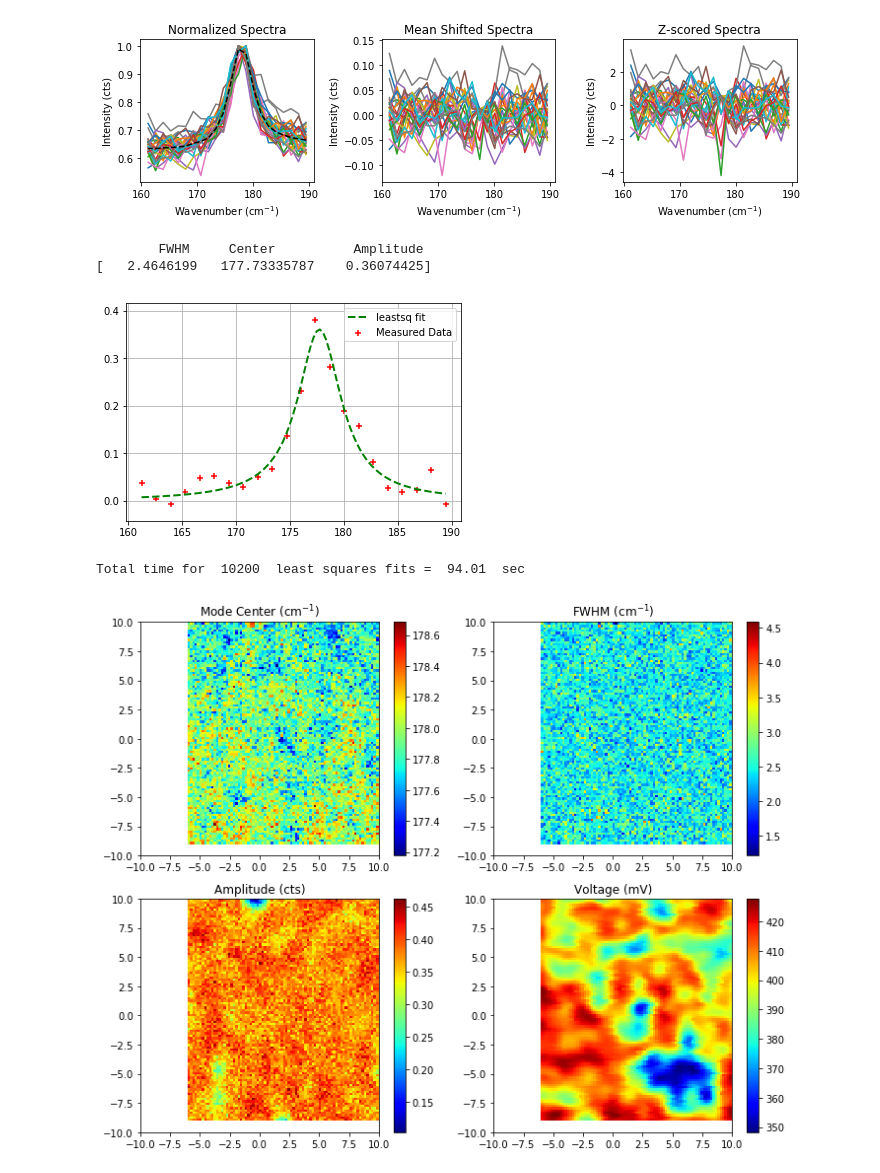
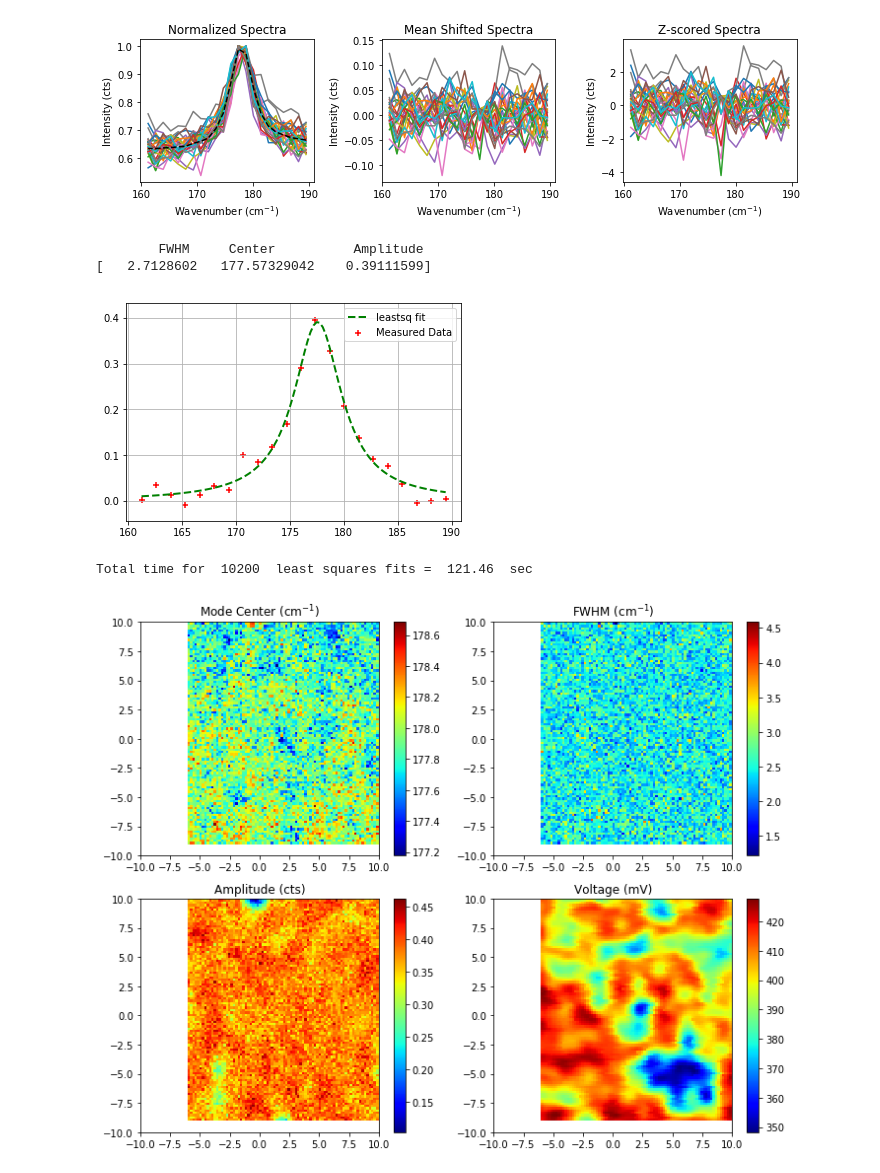
Before and after one commit to bradleyMwest/Renishaw-Reni-Awesome, a Jupyter notebook: PL_Raman_Analysis.ipynb, the cells around one changed output. Saved outputs shown, nothing was run; the diff lists cells and outputs as text; code cells hidden in the pictures.

```diff
--- a/PL_Raman_Analysis.ipynb
+++ b/PL_Raman_Analysis.ipynb
@@ -345,36 +345,36 @@ Fit Raman A1 Mode With Lorenzian
 selected_mode = a1_mode
 mode_spectra = features[:,selected_mode]
 mode_energy_wavenumber= raman_energy_wavenumber[selected_mode]
 
 x = mode_energy_wavenumber
-y = mode_spectra[5011,:]
+y = mode_spectra[5111,:]
 y -= baseline(y,1)
 X = np.linspace(min(x),max(x),100)
 p0 = np.array([1., 175., 1.], dtype=np.double) #Initial guess
 solp, ier = leastsq(errorfunc,
                     p0,
                     args=(x,y),
                     Dfun=None,
                     full_output=False,
                     ftol=1e-9,
                     xtol=1e-9,
                     maxfev=100000,
                     epsfcn=1e-10,
                     factor=0.1)
 solp= np.abs(solp)
 print '\tFWHM \t Center \t Amplitude'
 print solp
 
 plt.scatter(x, y, c='r', marker='+', label='Measured Data')
 plt.plot(X, lorentzian(X,solp), 'g--', linewidth=2, label='leastsq fit')
 
 plt.grid(which='both')
 plt.legend()
 plt.show()
 # %% [output]
         FWHM     Center          Amplitude
-[   2.4646199   177.73335787    0.36074425]
+[   2.7128602   177.57329042    0.39111599]
-[figure, old version]
+[figure, new version]
 # %%
 '''
 Loop through all pixels and fit the A1 mode for each and pull out the center, FWHM and AMPLITUDE
@@ -412,7 +412,7 @@ mode_CENTER[mode_CENTER==0] = np.ma.masked
 mode_FWHM[mode_FWHM==0] = np.ma.masked
 mode_PEAK[mode_PEAK==0] = np.ma.masked
 # %% [output]
-Total time for  10200  least squares fits =  94.01  sec
+Total time for  10200  least squares fits =  121.46  sec
 # %%
 '''
 Visualize the Raman Data with Voltage
```
Also changed, not shown: parts of 10 cells of this notebook.
